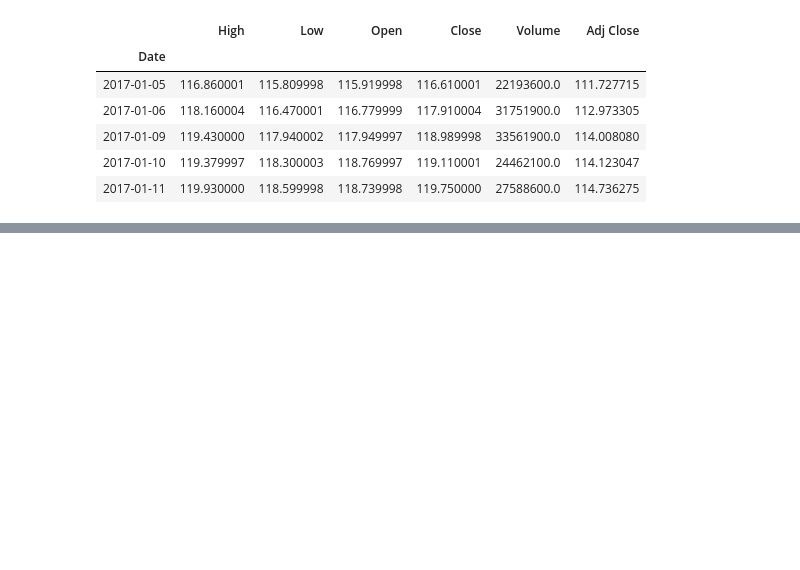
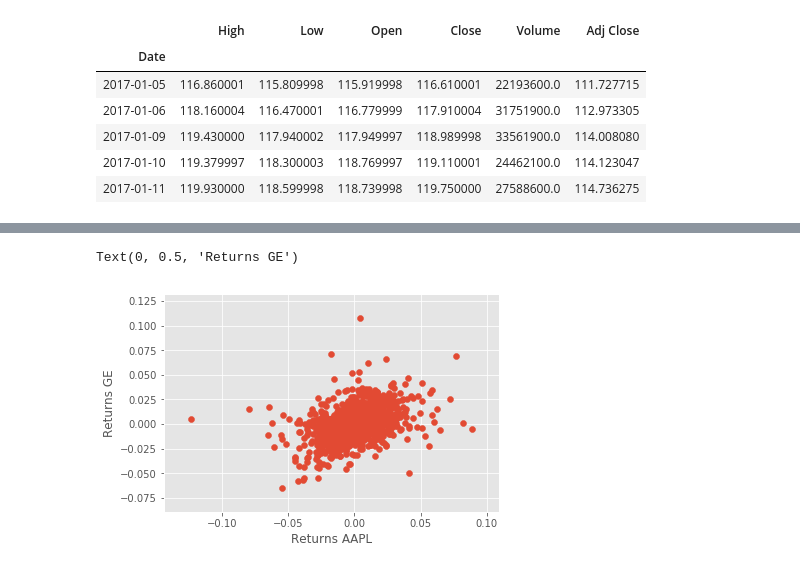
Before and after one commit to matejkvassay/jupyter-notebooks, a Jupyter notebook: notebooks/misc/trading/12_min_pandas_stock_analysis.ipynb, the cells around one changed output, grey strips where cells are left out. Saved outputs shown, nothing was run; the diff lists cells and outputs as text; code cells hidden in the pictures; blank space fills up the shorter version.

```diff
--- a/notebooks/misc/trading/12_min_pandas_stock_analysis.ipynb
+++ b/notebooks/misc/trading/12_min_pandas_stock_analysis.ipynb
@@ -28,0 +46,13 @@ mavg = close_px.rolling(window=100).mean()
+# %%
+dfcomp = web.DataReader(['AAPL', 'GE', 'GOOG', 'IBM', 'MSFT'],'yahoo',start=start,end=end)['Adj Close']
+# %%
+retscomp = dfcomp.pct_change()
+
+corr = retscomp.corr()
+# %%
+plt.scatter(retscomp.AAPL, retscomp.GE)
+plt.xlabel('Returns AAPL')
+plt.ylabel('Returns GE')
+# %% [output]
+Text(0, 0.5, 'Returns GE')
+[figure, added]
```
Also changed, not shown: parts of 9 cells of this notebook.
